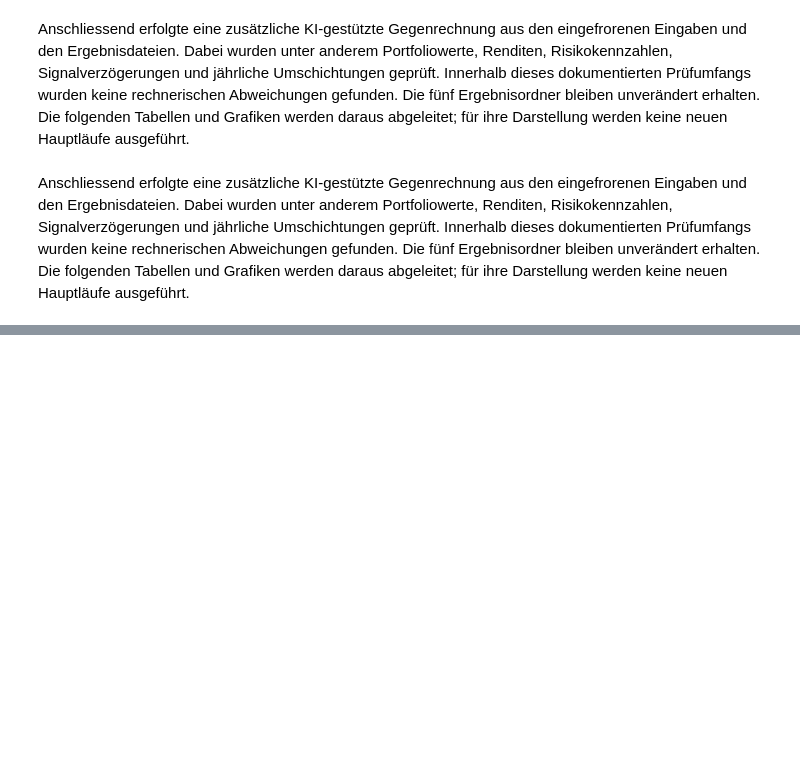
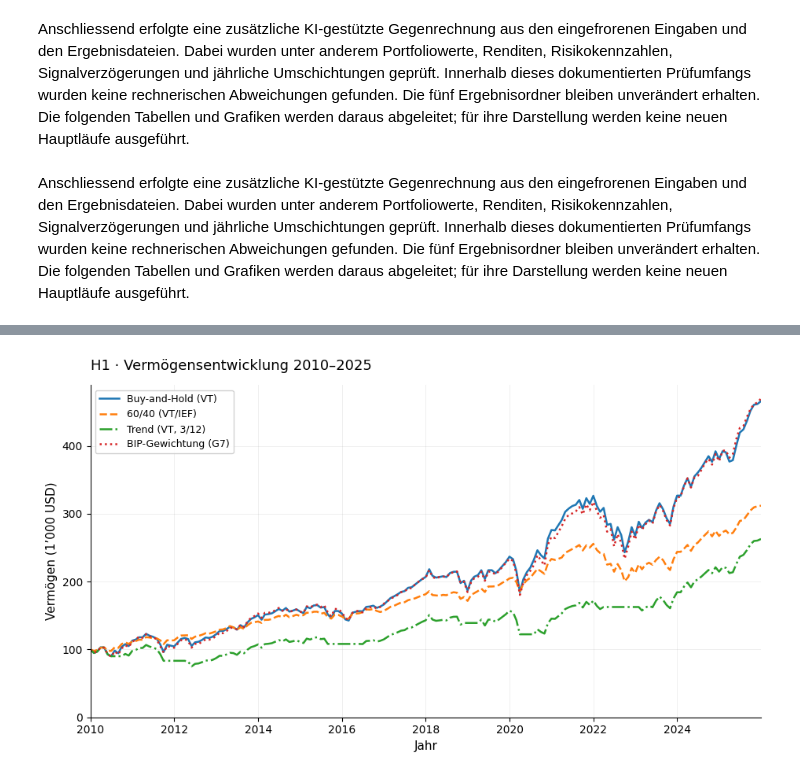
Before and after one commit to riccardo-ambuehl-kbw/Maturarbeit_Riccardo_Ambuehl_2027, a Jupyter notebook: notebooks/Analyse.ipynb, the cells around one changed output, grey strips where cells are left out. Cells and saved outputs as stored; diff of their text form; code cells hidden in the pictures; blank space fills up the shorter version.

```diff
--- a/notebooks/Analyse.ipynb
+++ b/notebooks/Analyse.ipynb
@@ -855,0 +1089,7 @@ Anschliessend erfolgte eine zusätzliche KI-gestützte Gegenrechnung aus den ein
+# %%
+#| label: fig-h1-vermoegen
+#| fig-cap: "Vermögensentwicklung der vier H1-Strategien"
+# Quelle der Daten: jeweiliger eingefrorener Run, siehe Text direkt unter der Grafik.
+plot_run_lines("H1", NAMES_H1, "H1 · Vermögensentwicklung 2010–2025")
+# %% [output]
+[figure, added]
```
Also changed, not shown: parts of 46 cells of this notebook, 32 other files.
